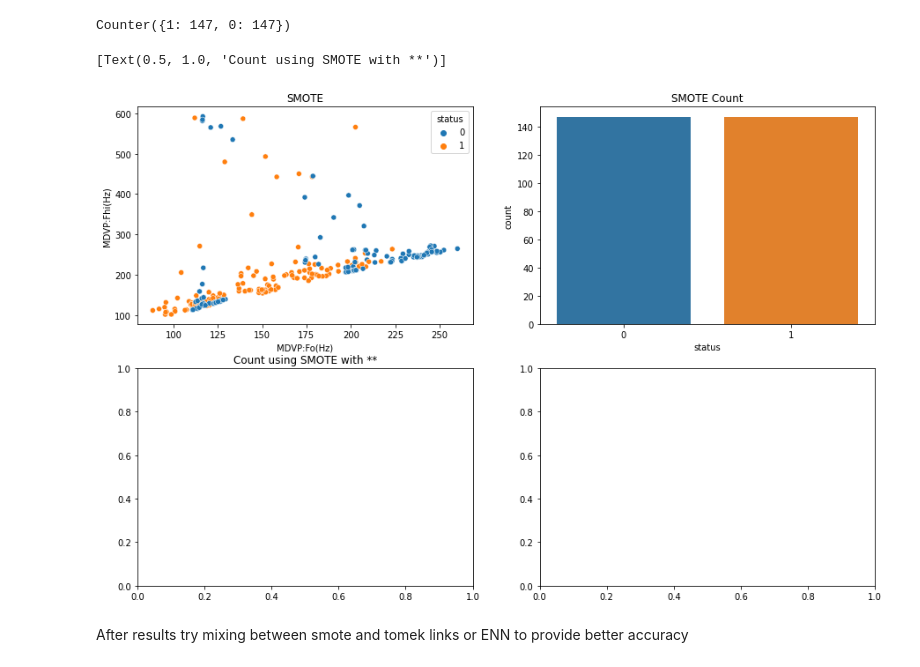
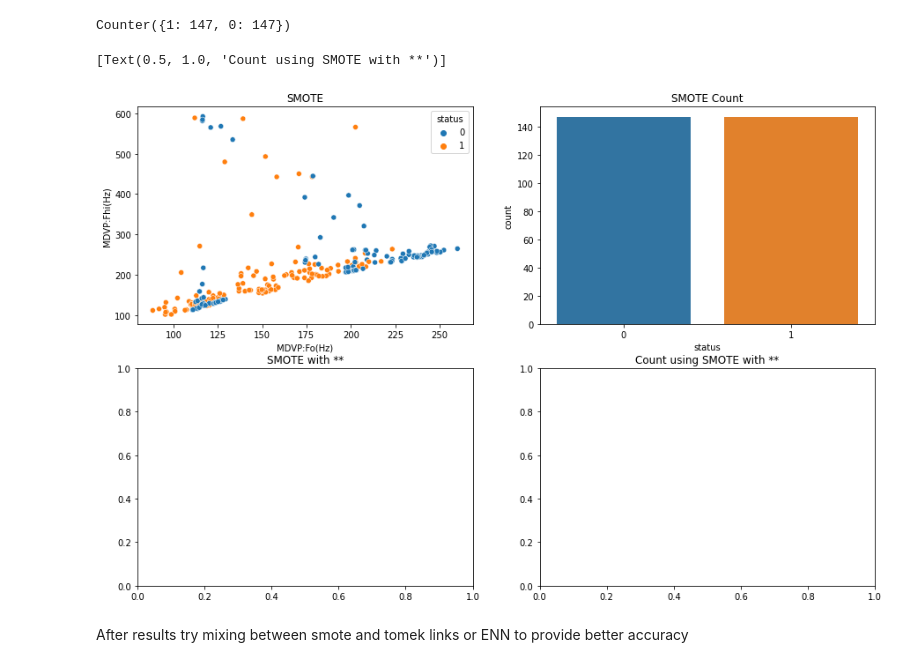
Before and after one commit to Bahaakhalled/Parkinsons-Disease-Classification, a Jupyter notebook: ParkinsonsClassification.ipynb, the cells around one changed output. Saved outputs shown, nothing was run; the diff lists cells and outputs as text; code cells hidden in the pictures.

```diff
--- a/ParkinsonsClassification.ipynb
+++ b/ParkinsonsClassification.ipynb
@@ -218,12 +236,12 @@ park_smote['status']=y_smote
 # %%
 figure, axis = plt.subplots(2, 2,figsize=(15,10))
 sns.scatterplot(ax=axis[0,0],data=park_smote,x='MDVP:Fo(Hz)',y='MDVP:Fhi(Hz)',hue='status').set(title='SMOTE')
 sns.countplot(ax=axis[0, 1],x="status", data=park_smote).set(title='SMOTE Count')
 axis[1,0].set(title='SMOTE with **')
-axis[1,0].set(title='Count using SMOTE with **')
+axis[1,1].set(title='Count using SMOTE with **')
 # %% [output]
 [Text(0.5, 1.0, 'Count using SMOTE with **')]
-[figure, old version]
+[figure, new version]
 # %% [markdown]
 After results try mixing between smote and tomek links or ENN to provide better accuracy
 # %% [markdown]
```
Also changed, not shown: parts of 7 cells of this notebook.
